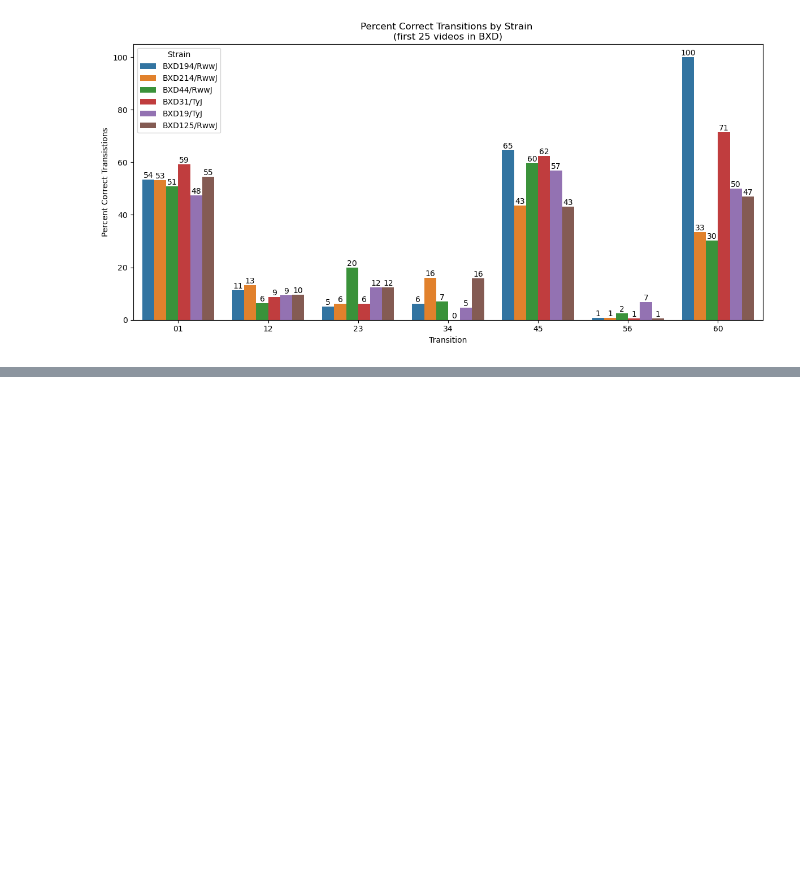
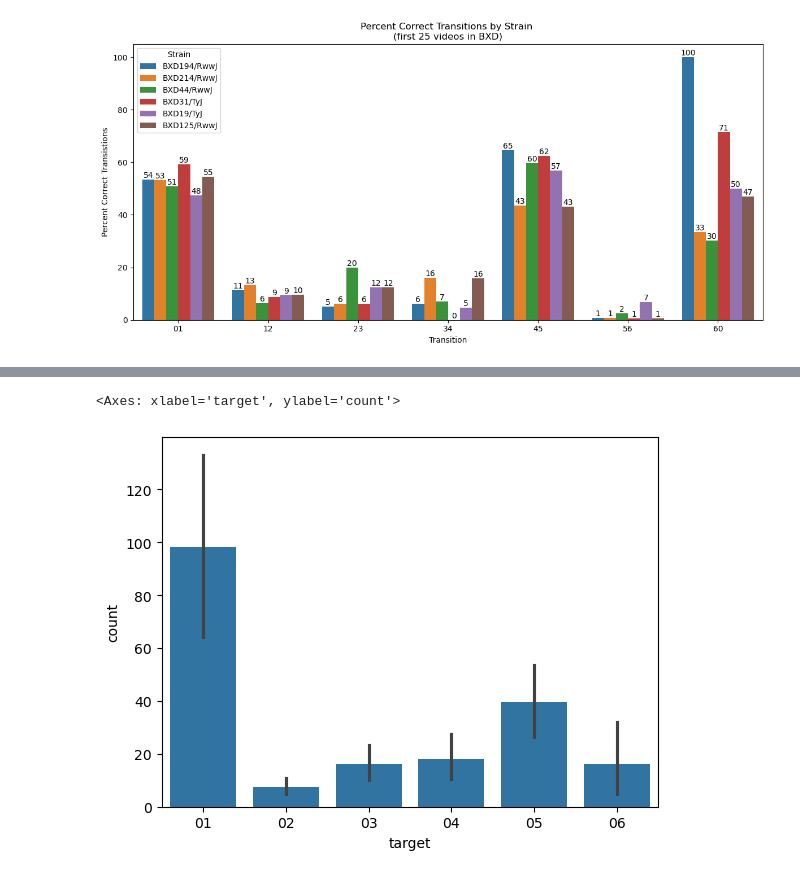
Before and after one commit to brigbrog/Syntactic-Grooming, a Jupyter notebook: bout_machine.ipynb, the cells around one changed output, grey strips where cells are left out. Drawn from its saved outputs; the diff is of its cells as text; code cells hidden in the pictures; blank space fills up the shorter version.

```diff
--- a/bout_machine.ipynb
+++ b/bout_machine.ipynb
@@ -541,0 +554,18 @@ plt.show()
+# %%
+bxd50_keys = ['BXD50_tran0','BXD50_tran1','BXD50_tran2','BXD50_tran3','BXD50_tran4','BXD50_tran5','BXD50_tran6',]
+bxd50 = {}
+
+for idx, key in enumerate(bxd50_keys):
+    bxd50[key] = pd.read_csv(
+    searchLogCurtain.fpaths[key], dtype={
+        "target": "string",
+        "match_num": "int",
+        #"interval": "tuple",
+        "bout_num": "int",
+        "sex": "string",
+        "strain": "string",
+        #"duration": "list",
+        "video_search_index": "int",
+        "video_name": "string"
+        }
+    )
@@ -541,0 +585,9 @@ plt.show()
+# %%
+count_df = (
+    bxd50['BXD50_tran0']
+    .groupby(['target', 'strain'], observed=True)
+    .size()
+    .reset_index(name='count')
+)
+
+count_df.head(20)
@@ -541,0 +612,5 @@ plt.show()
+# %%
+sns.barplot(data=count_df, x='target', y='count')
+# %% [output]
+<Axes: xlabel='target', ylabel='count'>
+[figure, added]
```
Also changed, not shown: parts of 5 cells of this notebook.
